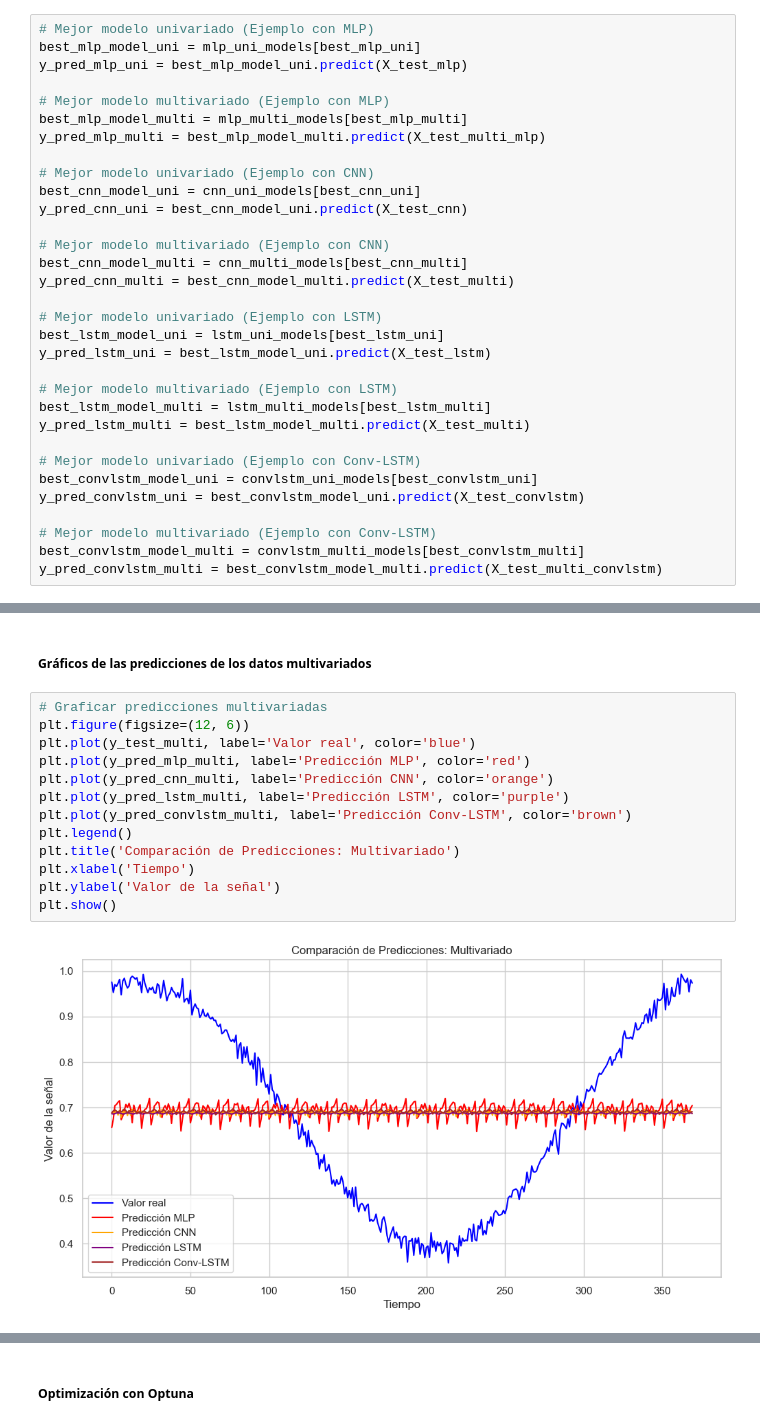
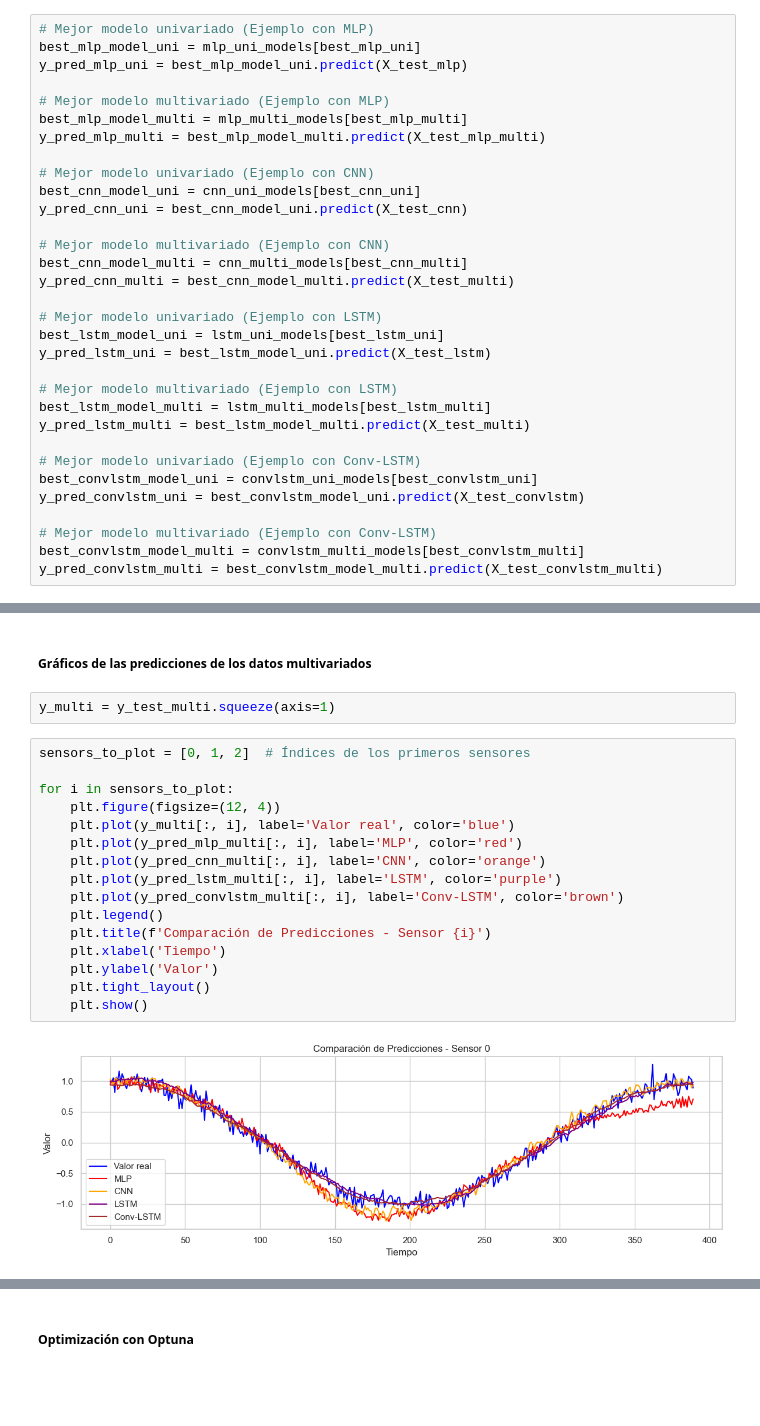
Before and after one commit to Marcelaqprz/mnl_proyecto, a Jupyter notebook: ProyectoFinalMnl.ipynb, the cells around one changed output, grey strips where cells are left out. Cells and saved outputs as stored; diff of their text form; blank space fills up the shorter version.

Commit message:
[ADD:] models in section 2, optuna, graphs

```diff
--- a/ProyectoFinalMnl.ipynb
+++ b/ProyectoFinalMnl.ipynb
@@ -1473,7 +1473,7 @@ y_pred_mlp_uni = best_mlp_model_uni.predict(X_test_mlp)
 
 # Mejor modelo multivariado (Ejemplo con MLP)
 best_mlp_model_multi = mlp_multi_models[best_mlp_multi]
-y_pred_mlp_multi = best_mlp_model_multi.predict(X_test_multi_mlp)
+y_pred_mlp_multi = best_mlp_model_multi.predict(X_test_mlp_multi)
 
 # Mejor modelo univariado (Ejemplo con CNN)
 best_cnn_model_uni = cnn_uni_models[best_cnn_uni]
@@ -1497,4 +1497,4 @@ y_pred_convlstm_uni = best_convlstm_model_uni.predict(X_test_convlstm)
 
 # Mejor modelo multivariado (Ejemplo con Conv-LSTM)
 best_convlstm_model_multi = convlstm_multi_models[best_convlstm_multi]
-y_pred_convlstm_multi = best_convlstm_model_multi.predict(X_test_multi_convlstm)
+y_pred_convlstm_multi = best_convlstm_model_multi.predict(X_test_convlstm_multi)
@@ -1518,17 +1527,22 @@ plt.show()
 # %% [markdown]
 ##### Gráficos de las predicciones de los datos multivariados
+# %%
+y_multi = y_test_multi.squeeze(axis=1)
 # %%
-# Graficar predicciones multivariadas
-plt.figure(figsize=(12, 6))
-plt.plot(y_test_multi, label='Valor real', color='blue')
-plt.plot(y_pred_mlp_multi, label='Predicción MLP', color='red')
-plt.plot(y_pred_cnn_multi, label='Predicción CNN', color='orange')
-plt.plot(y_pred_lstm_multi, label='Predicción LSTM', color='purple')
-plt.plot(y_pred_convlstm_multi, label='Predicción Conv-LSTM', color='brown')
-plt.legend()
-plt.title('Comparación de Predicciones: Multivariado')
-plt.xlabel('Tiempo')
-plt.ylabel('Valor de la señal')
-plt.show()
+sensors_to_plot = [0, 1, 2]  # Índices de los primeros sensores
+
+for i in sensors_to_plot:
+    plt.figure(figsize=(12, 4))
+    plt.plot(y_multi[:, i], label='Valor real', color='blue')
+    plt.plot(y_pred_mlp_multi[:, i], label='MLP', color='red')
+    plt.plot(y_pred_cnn_multi[:, i], label='CNN', color='orange')
+    plt.plot(y_pred_lstm_multi[:, i], label='LSTM', color='purple')
+    plt.plot(y_pred_convlstm_multi[:, i], label='Conv-LSTM', color='brown')
+    plt.legend()
+    plt.title(f'Comparación de Predicciones - Sensor {i}')
+    plt.xlabel('Tiempo')
+    plt.ylabel('Valor')
+    plt.tight_layout()
+    plt.show()
 # %% [output]
-[figure, old version]
+[figure, new version]
```
Also changed, not shown: parts of 27 cells of this notebook, 2 other files.
